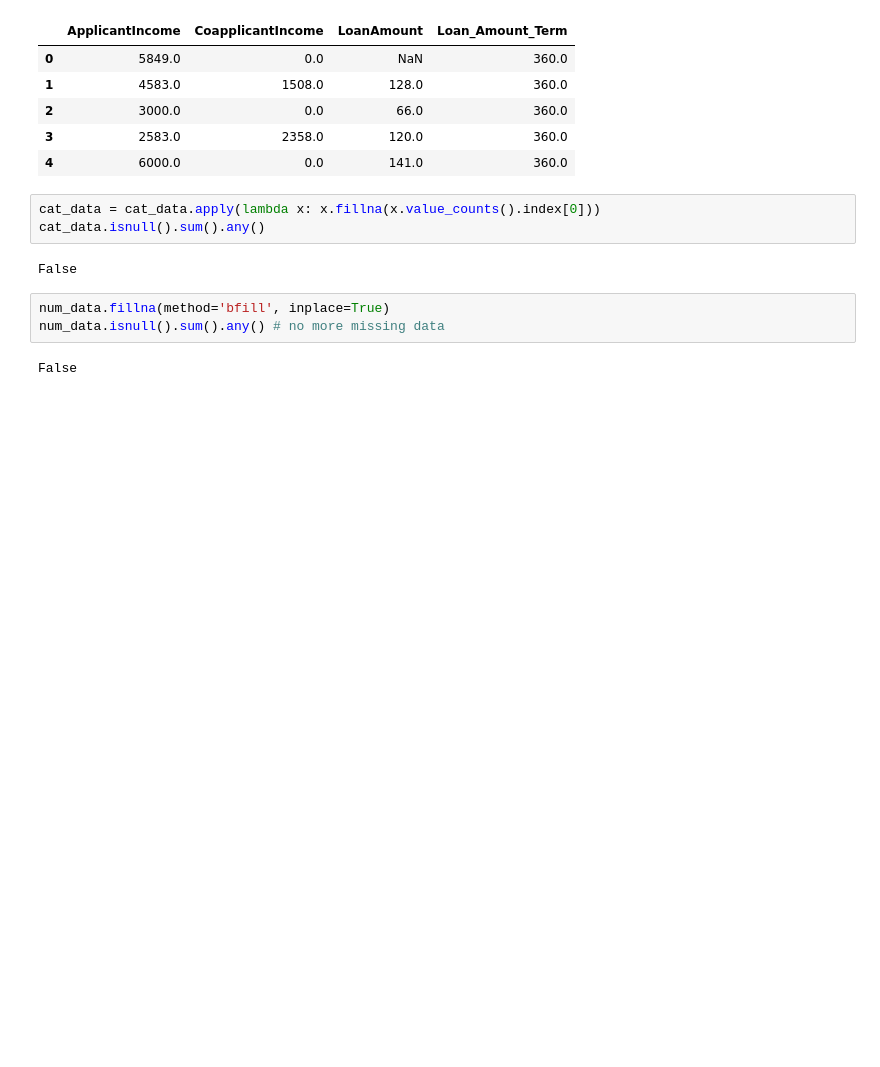
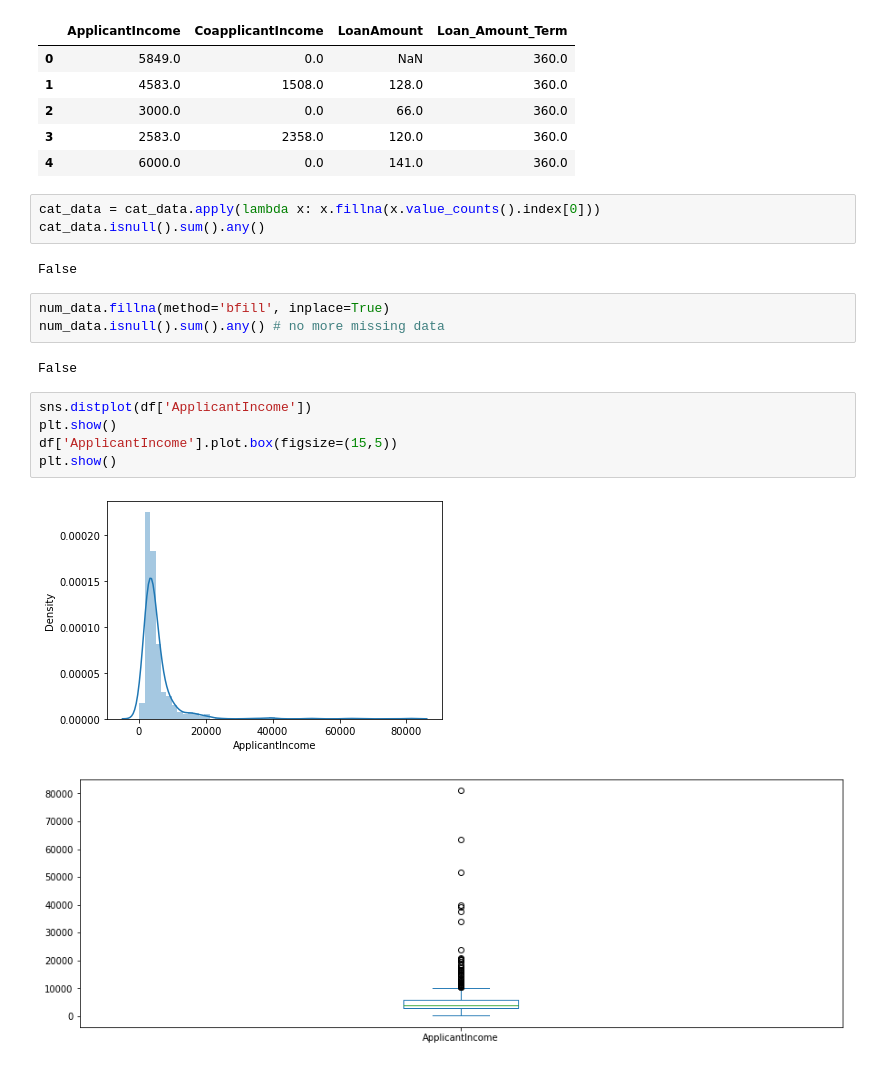
Before and after one commit to asyncADHD/data-ML_model, a Jupyter notebook: Code/Loan_Approval_Model.ipynb, the cells around one changed output. Cells and saved outputs as stored; diff of their text form; blank space fills up the shorter version.

```diff
--- a/Code/Loan_Approval_Model.ipynb
+++ b/Code/Loan_Approval_Model.ipynb
@@ -222,3 +224,11 @@ num_data.fillna(method='bfill', inplace=True)
 num_data.isnull().sum().any() # no more missing data
 # %% [output]
 False
+# %%
+sns.distplot(df['ApplicantIncome'])
+plt.show()
+df['ApplicantIncome'].plot.box(figsize=(15,5))
+plt.show()
+# %% [output]
+[figure, added]
+[figure, added]
```
Also changed, not shown: parts of 41 cells of this notebook.
